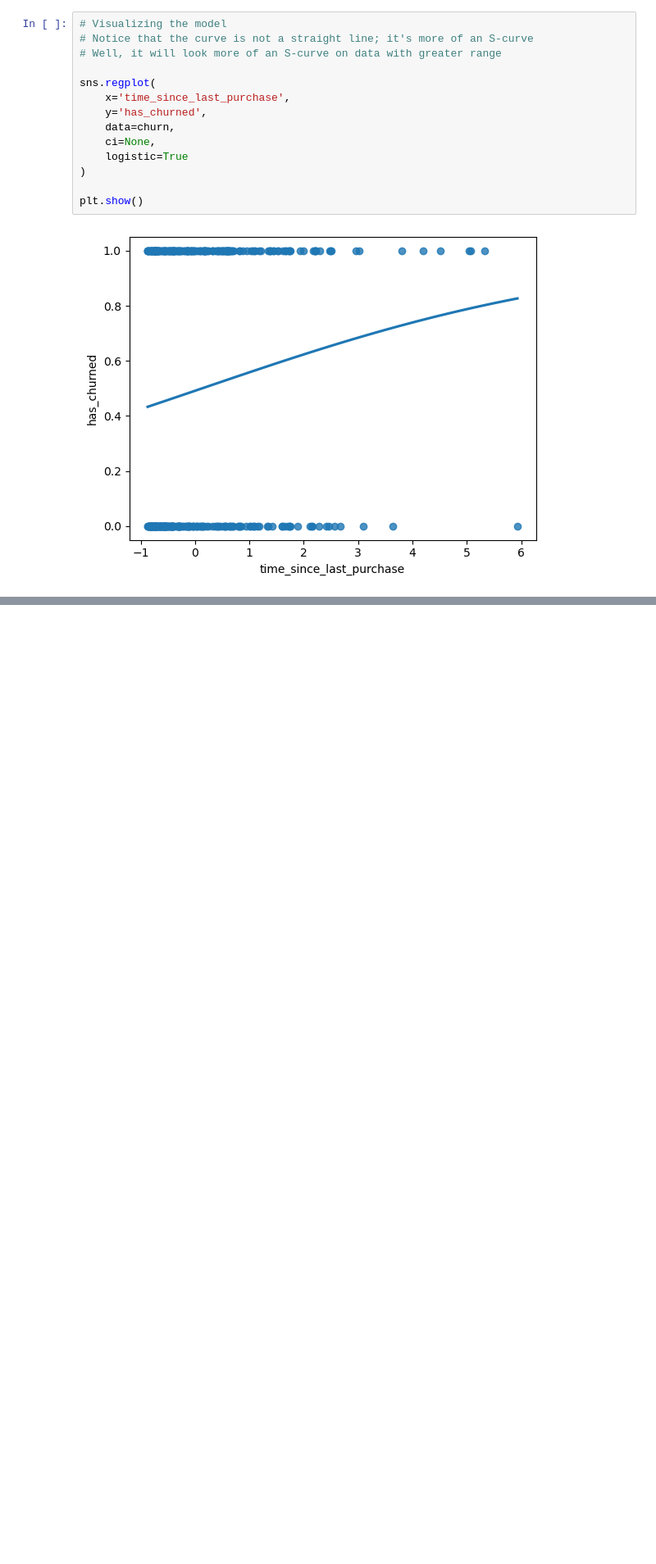
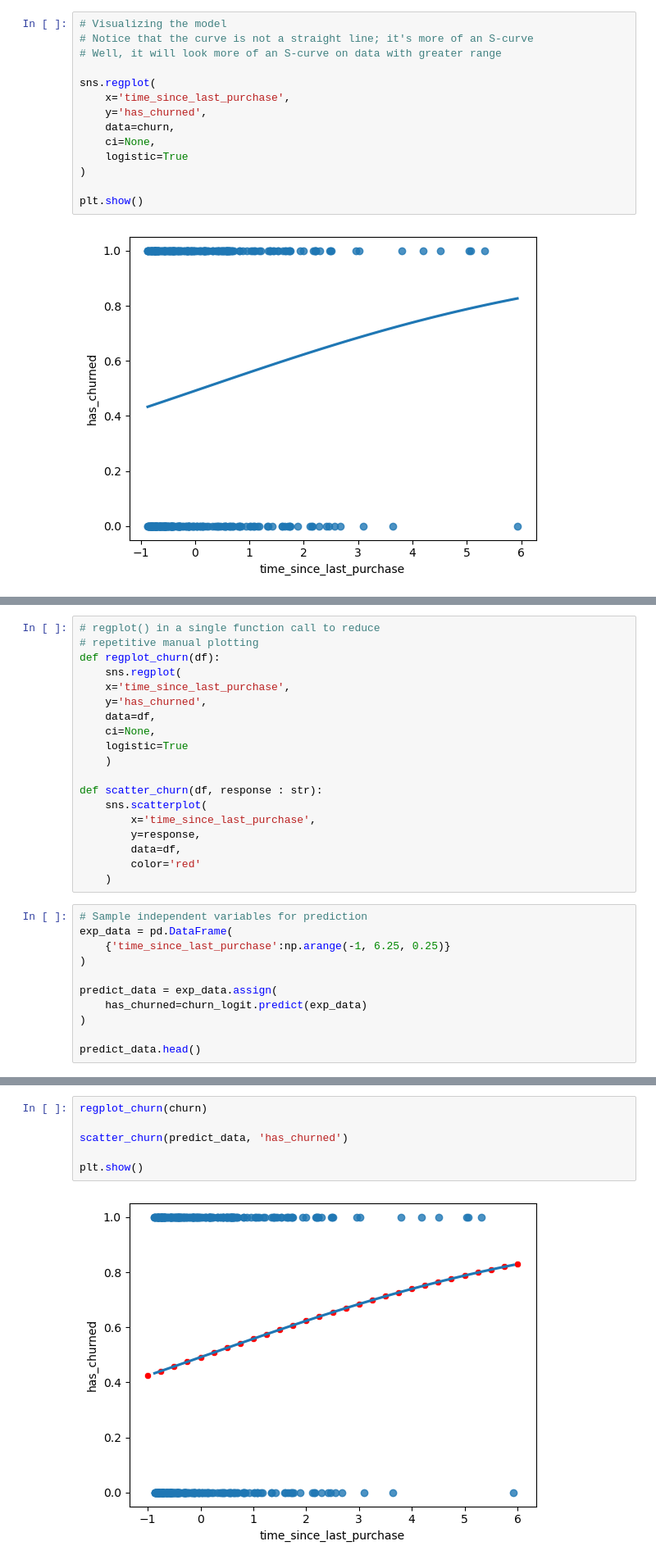
Before and after one commit to drksz/Learning-ML, a Jupyter notebook: LogisticRegression.ipynb, the cells around one changed output, grey strips where cells are left out. Shown at 82% size. Cells and saved outputs as stored; diff of their text form; blank space fills up the shorter version.

Commit message:
Added logit prediction plotting techniques

```diff
--- a/LogisticRegression.ipynb
+++ b/LogisticRegression.ipynb
@@ -87,0 +94,30 @@ plt.show()
+# %%
+# regplot() in a single function call to reduce
+# repetitive manual plotting
+def regplot_churn(df):
+    sns.regplot(
+    x='time_since_last_purchase',
+    y='has_churned',
+    data=df,
+    ci=None,
+    logistic=True
+    )
+
+def scatter_churn(df, response : str):
+    sns.scatterplot(
+        x='time_since_last_purchase',
+        y=response,
+        data=df,
+        color='red'
+    )
+# %%
+# Sample independent variables for prediction
+exp_data = pd.DataFrame(
+    {'time_since_last_purchase':np.arange(-1, 6.25, 0.25)}
+)
+
+predict_data = exp_data.assign(
+    has_churned=churn_logit.predict(exp_data)
+)
+
+predict_data.head()
@@ -87,0 +131,8 @@ plt.show()
+# %%
+regplot_churn(churn)
+
+scatter_churn(predict_data, 'has_churned')
+
+plt.show()
+# %% [output]
+[figure, added]
```
Also changed, not shown: parts of 14 cells of this notebook.
